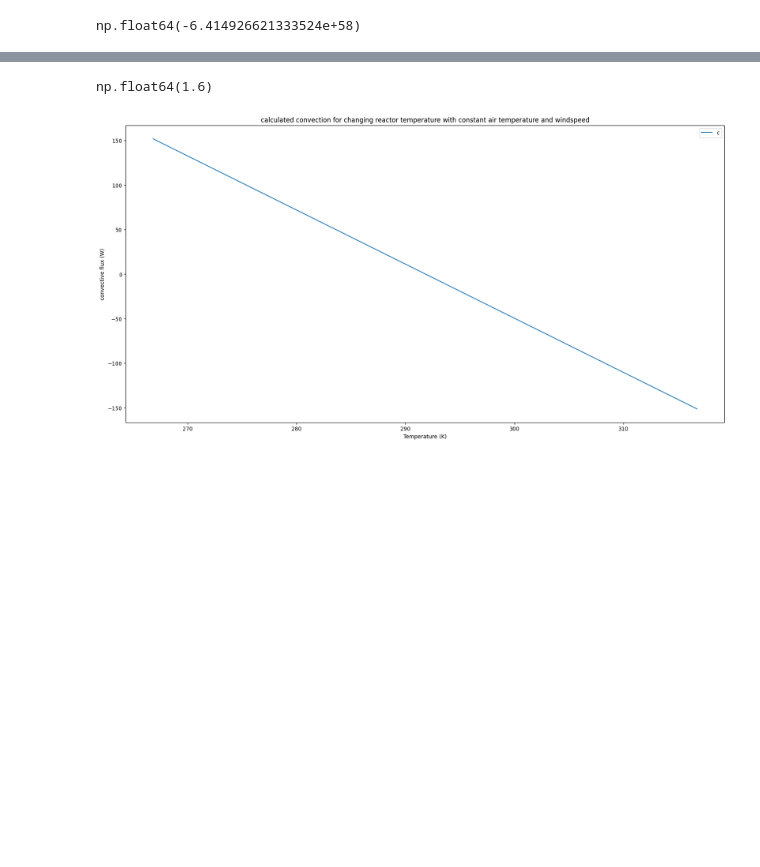
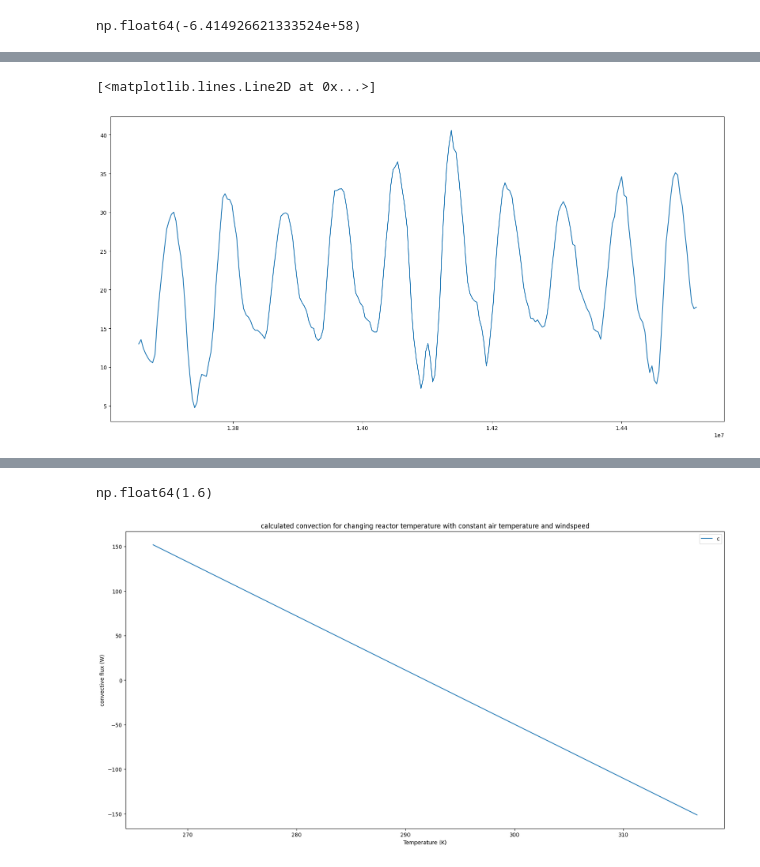
Before and after one commit to MatthijsKok01/Code, a Jupyter notebook: test.ipynb, the cells around one changed output, grey strips where cells are left out. Drawn from its saved outputs; the diff is of its cells as text; code cells hidden in the pictures; blank space fills up the shorter version.

```diff
--- a/test.ipynb
+++ b/test.ipynb
@@ -338,0 +378,8 @@ len(saved_fluxes)
+# %%
+solver = integrate.solve_ivp (heat_bal,(t_span[0],t_span[-1]) ,y0, args = [0.01],t_eval=t_span, method='RK45')
+t_vals = solver.t
+y_vals_check = solver.y[0]
+plt.plot(t_vals,y_vals_check-273.15)
+# %% [output]
+[<matplotlib.lines.Line2D at 0x...>]
+[figure, added]
```
Also changed, not shown: parts of 18 cells of this notebook, 1 other file.
